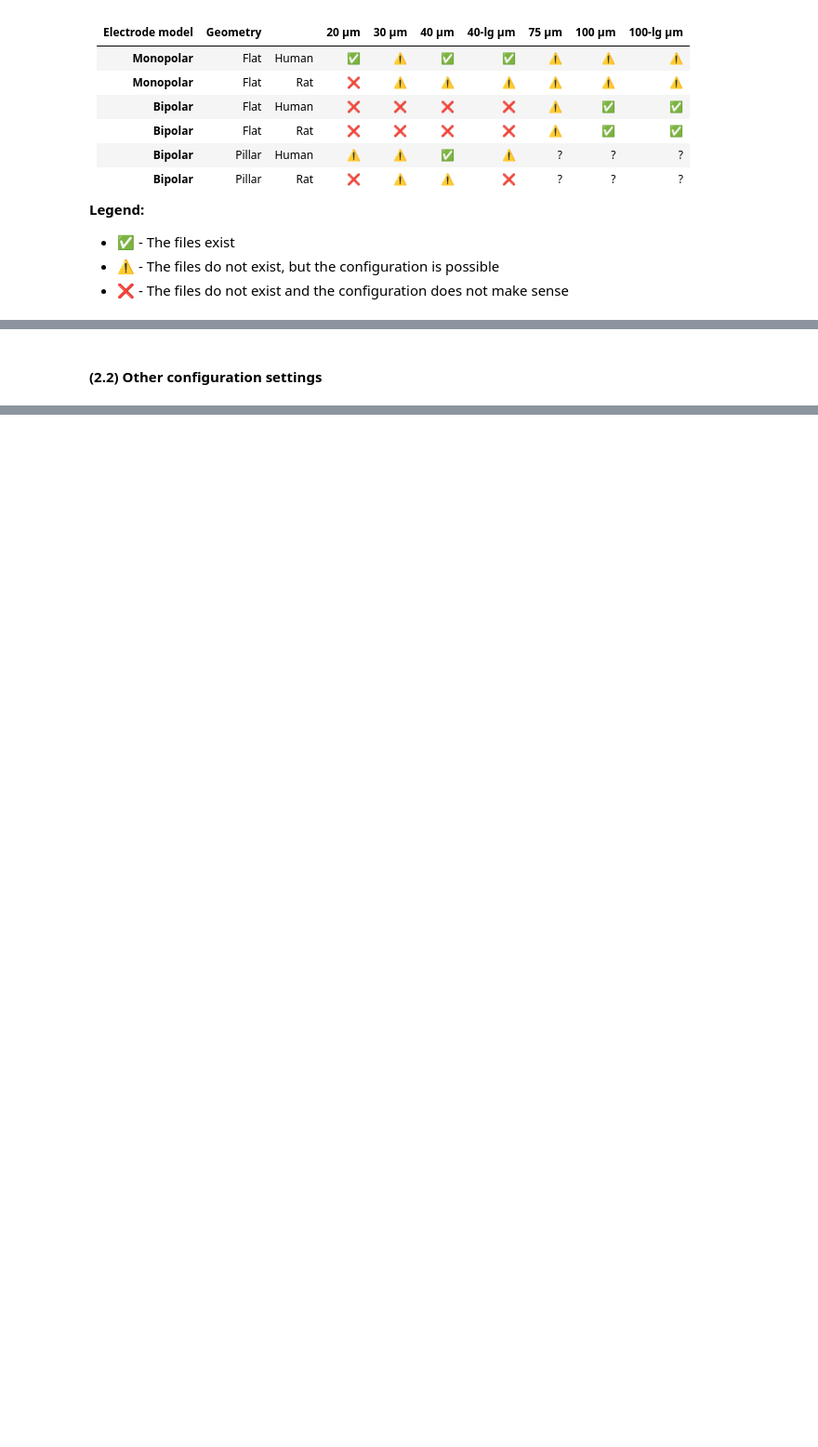
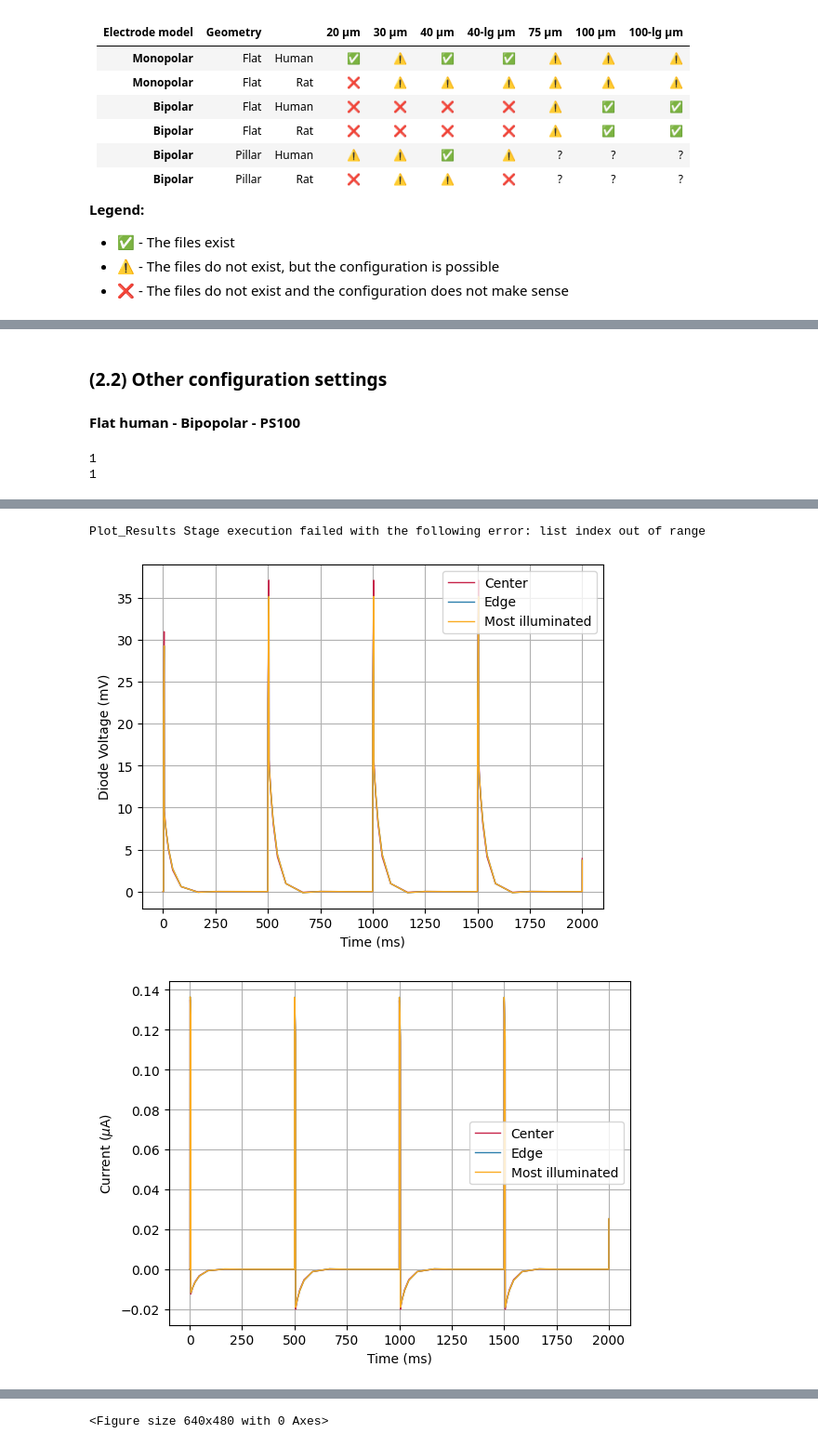
Before and after one commit to PalankerLab/RPSim, a Jupyter notebook: user_interface.ipynb, the cells around one changed output, grey strips where cells are left out. Shown at 93% size. Cells and saved outputs as stored; diff of their text form; code cells hidden in the pictures; blank space fills up the shorter version.

```diff
--- a/user_interface.ipynb
+++ b/user_interface.ipynb
@@ -109,7 +123,8 @@ os.remove(path_projection_sequence_script)  if os.path.exists(path_projection_se
 %history -n -f proj_seq_script.py
 save_cell(path_projection_sequence_script, generate_pattern)
 # %% [markdown]
-#### (2.2) Other configuration settings
+### (2.2) Other configuration settings
+#### Flat human - Bipopolar - PS100
 # %%
 ## PRIMA CONFIGURATION
 
@@ -122,7 +137,7 @@ configuration = {}
 # geometry-defined configuration
 configuration["model"]                            = "bipolar"     # model geometry: monopolar or bipolar
 configuration["pixel_size"]                       = 100           # pixel size
-configuration["pixel_size_suffix"]                = "-lg"         # If large format is required, use "-lg", else use ""
+configuration["pixel_size_suffix"]                = ""         # If large format is required, use "-lg", else use ""
 configuration["frame_width"]                      = 1000       # implant radius in mm
 configuration["geometry"]                         = "Flat_human"  # geometry settings: HC/Pillar/Flat devices in
 # pdish/rat/human
@@ -148,6 +163,7 @@ configuration["shunt_resistance"]                 = 790150.0     # shunt resista
 configuration["initial_Vactive"]                  = 0          # Initial bias of the active electrode in V
 configuration["temperature"]                      = 37
 configuration["nominal_temperature"]              = 25
+# TODO make sure that the duration is sufficiently long compared to the frequencz, i.e. at least 6 times the period
 configuration["simulation_duration_sec"]          = 0.5             # simulation duration in seconds
 configuration["simulation_resolution_ms"]         = None          # None defaults to Xyce inner value
 
@@ -207,7 +223,7 @@ configuration["post_process"] = \
     "interpolation_resolution_ms": 1e-3,
     "multiprocessing": False,
     # Related to spatial analyzis
-    "depth_values_in_um": None, #[[0, 45, 77, 86, 109, 142]],                                     # if None, defaults
+    "depth_values_in_um": [[0, 45, 77, 86, 109, 142]],                                     # if None, defaults
         # to all available in model
     "on_diode_threshold_mV": 50
     }
@@ -218,3 +234,6 @@ from RPSim import run_rpsim
 # Stages name: "pattern_generation" - "resistive_mesh" - "current_sequence" - "circuit" - "simulation" - "post_process" - "plot_results"
 run_stages = [ "pattern_generation", "resistive_mesh", "current_sequence", "circuit", "simulation", 'post_process', 'plot_results']
 run_rpsim(configuration=configuration, run_stages=run_stages)#, skip_stages="post_process")
+# %% [output]
+1
+1
@@ -220,0 +277,3 @@ run_rpsim(configuration=configuration, run_stages=run_stages)#, skip_stages="pos
+Plot_Results Stage execution failed with the following error: list index out of range
+[figure, added]
+[figure, added]
@@ -220,0 +281 @@ run_rpsim(configuration=configuration, run_stages=run_stages)#, skip_stages="pos
+<Figure size 640x480 with 0 Axes>
```
Also changed, not shown: parts of 8 cells of this notebook, 2 other files.
